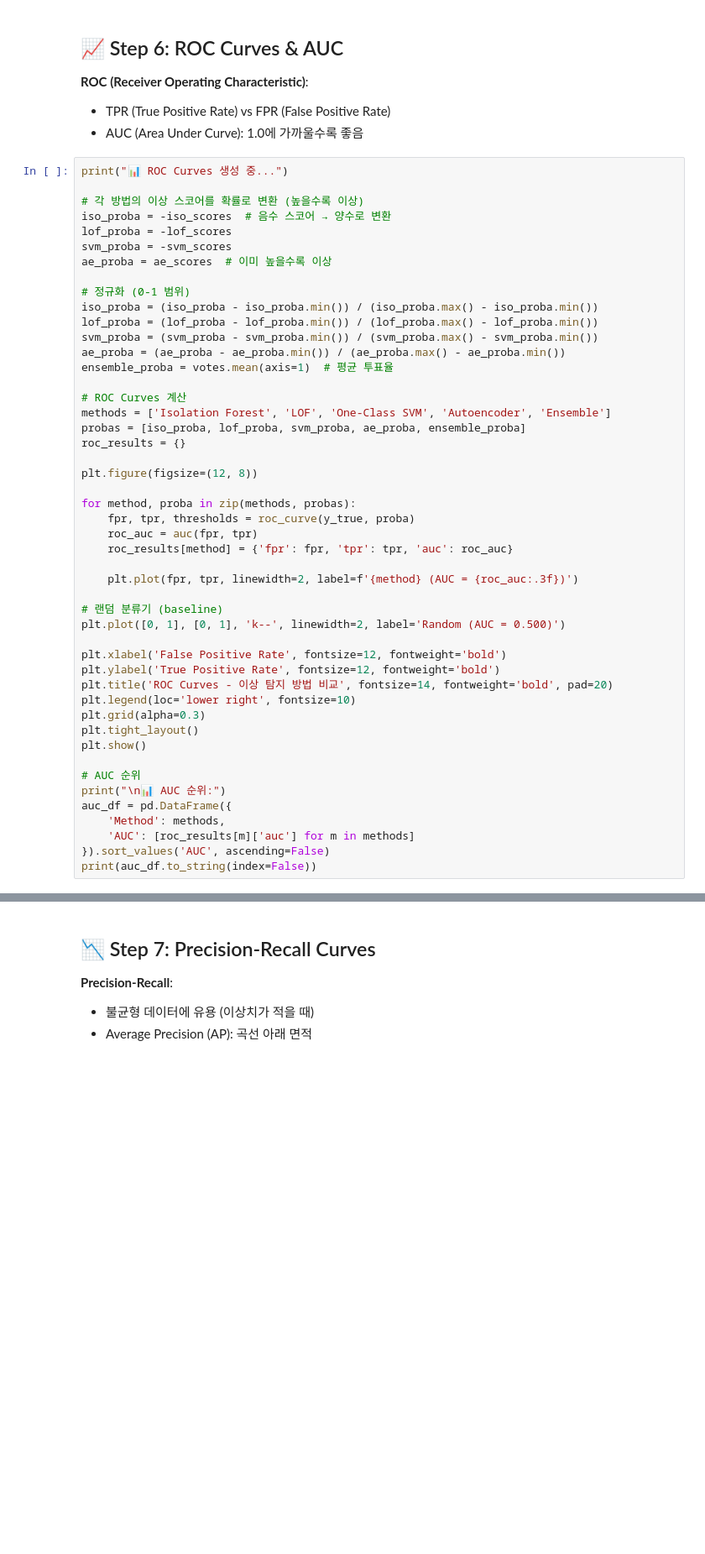
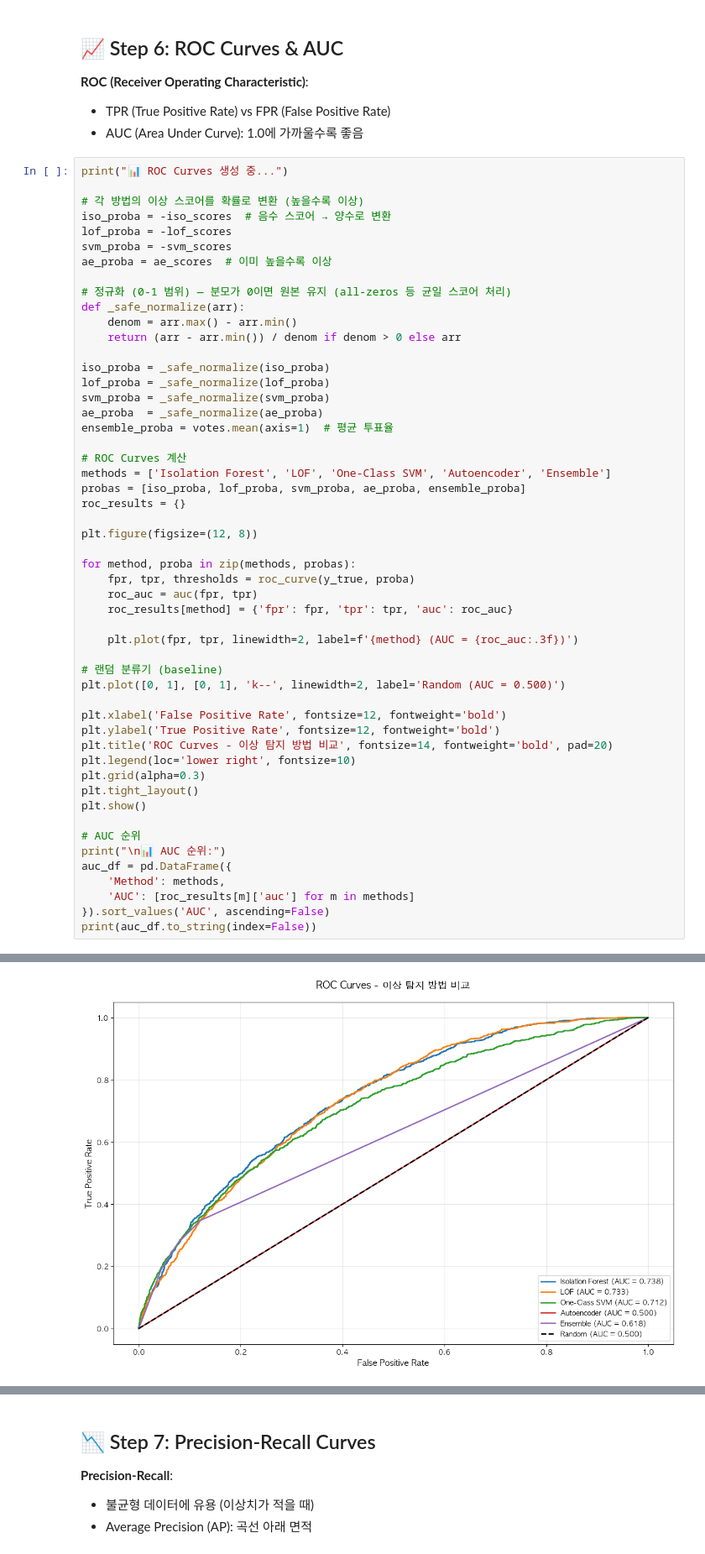
Before and after one commit to manufacturing-ai-koreatechac/track-a1-vibration-fft, a Jupyter notebook: notebooks/03_anomaly_detection.ipynb, the cells around one changed output, grey strips where cells are left out. Shown at 84% size. Cells and saved outputs as stored; diff of their text form; blank space fills up the shorter version.

```diff
--- a/notebooks/03_anomaly_detection.ipynb
+++ b/notebooks/03_anomaly_detection.ipynb
@@ -398,11 +468,15 @@ lof_proba = -lof_scores
 svm_proba = -svm_scores
 ae_proba = ae_scores  # 이미 높을수록 이상
 
-# 정규화 (0-1 범위)
-iso_proba = (iso_proba - iso_proba.min()) / (iso_proba.max() - iso_proba.min())
-lof_proba = (lof_proba - lof_proba.min()) / (lof_proba.max() - lof_proba.min())
-svm_proba = (svm_proba - svm_proba.min()) / (svm_proba.max() - svm_proba.min())
-ae_proba = (ae_proba - ae_proba.min()) / (ae_proba.max() - ae_proba.min())
+# 정규화 (0-1 범위) — 분모가 0이면 원본 유지 (all-zeros 등 균일 스코어 처리)
+def _safe_normalize(arr):
+    denom = arr.max() - arr.min()
+    return (arr - arr.min()) / denom if denom > 0 else arr
+
+iso_proba = _safe_normalize(iso_proba)
+lof_proba = _safe_normalize(lof_proba)
+svm_proba = _safe_normalize(svm_proba)
+ae_proba  = _safe_normalize(ae_proba)
 ensemble_proba = votes.mean(axis=1)  # 평균 투표율
 
 # ROC Curves 계산
@@ -437,3 +511,4 @@ auc_df = pd.DataFrame({
     'AUC': [roc_results[m]['auc'] for m in methods]
 }).sort_values('AUC', ascending=False)
 print(auc_df.to_string(index=False))
+# %% [output]
@@ -439,0 +516 @@ print(auc_df.to_string(index=False))
+[figure, added]
```
Also changed, not shown: parts of 13 cells of this notebook.
